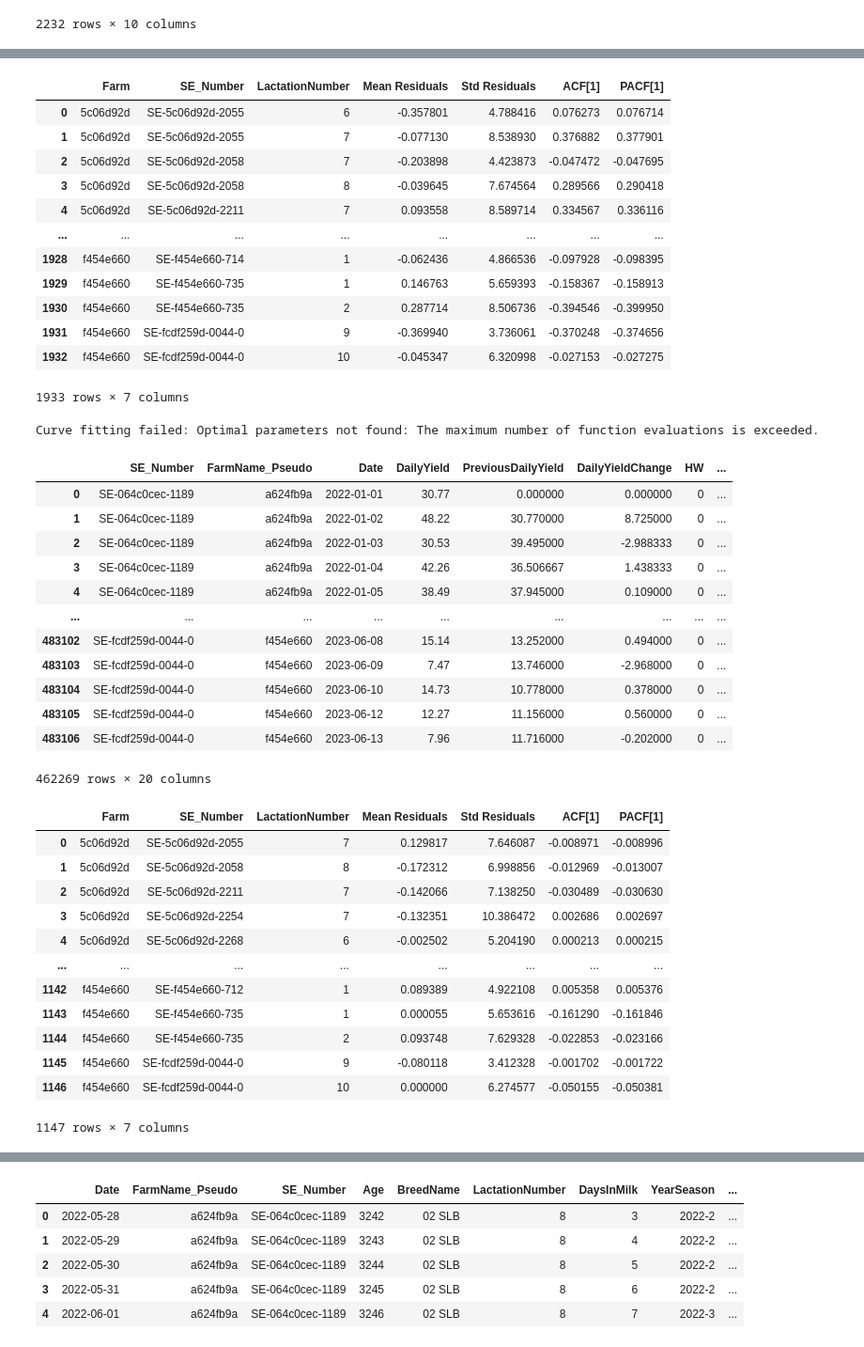
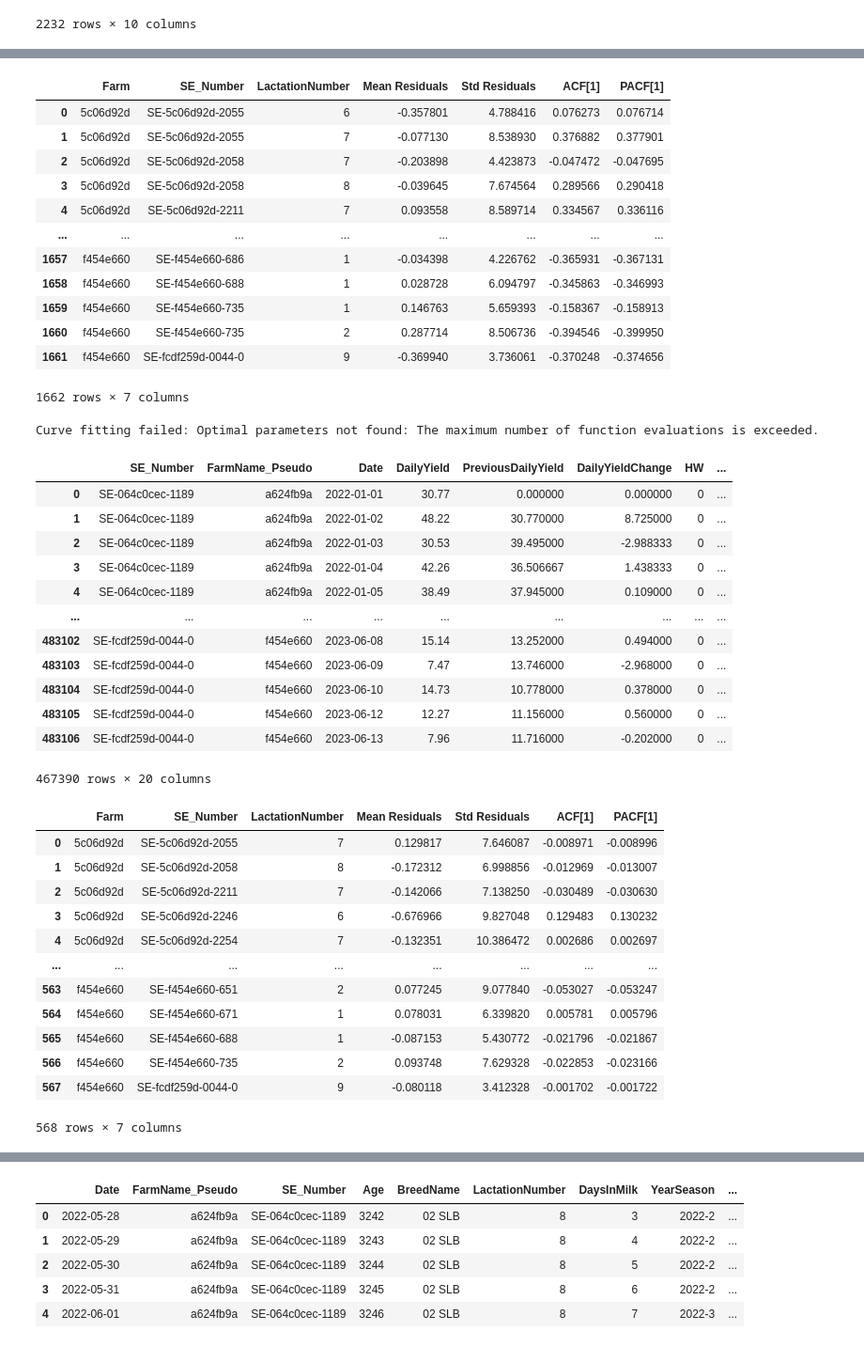
Before and after one commit to jockepolis/HeatStressEvaluationSummer24, a Jupyter notebook: IdentifyHeatstress/WilminksCurveIndividual.ipynb, the cells around one changed output, grey strips where cells are left out. Shown at 94% size. Saved outputs shown, nothing was run; the diff lists cells and outputs as text; code cells hidden in the pictures.

```diff
--- a/IdentifyHeatstress/WilminksCurveIndividual.ipynb
+++ b/IdentifyHeatstress/WilminksCurveIndividual.ipynb
@@ -505,9 +505,9 @@ ACF (first 5 lags): [1.         0.24255872 0.24437069 0.0762
 # %%
 # Define the thresholds
-mean_residual_threshold = 0.05
-std_residual_threshold = 5.0
-acf_threshold = 0.2
-pacf_threshold = 0.2
+mean_residual_threshold = 0.075
+std_residual_threshold = 7.5
+acf_threshold = 0.25
+pacf_threshold = 0.25
 
 # List to collect flagged combinations
 flagged_combinations = []
@@ -550,12 +550,12 @@ flagged_df
 | 3 | 5c06d92d | SE-5c06d92d-2058 | 8 | -0.039645 | 7.674564 | 0.289566 | 0.290418 |
 | 4 | 5c06d92d | SE-5c06d92d-2211 | 7 | 0.093558 | 8.589714 | 0.334567 | 0.336116 |
 | ... | ... | ... | ... | ... | ... | ... | ... |
-| 1928 | f454e660 | SE-f454e660-714 | 1 | -0.062436 | 4.866536 | -0.097928 | -0.098395 |
-| 1929 | f454e660 | SE-f454e660-735 | 1 | 0.146763 | 5.659393 | -0.158367 | -0.158913 |
-| 1930 | f454e660 | SE-f454e660-735 | 2 | 0.287714 | 8.506736 | -0.394546 | -0.399950 |
-| 1931 | f454e660 | SE-fcdf259d-0044-0 | 9 | -0.369940 | 3.736061 | -0.370248 | -0.374656 |
-| 1932 | f454e660 | SE-fcdf259d-0044-0 | 10 | -0.045347 | 6.320998 | -0.027153 | -0.027275 |
+| 1657 | f454e660 | SE-f454e660-686 | 1 | -0.034398 | 4.226762 | -0.365931 | -0.367131 |
+| 1658 | f454e660 | SE-f454e660-688 | 1 | 0.028728 | 6.094797 | -0.345863 | -0.346993 |
+| 1659 | f454e660 | SE-f454e660-735 | 1 | 0.146763 | 5.659393 | -0.158367 | -0.158913 |
+| 1660 | f454e660 | SE-f454e660-735 | 2 | 0.287714 | 8.506736 | -0.394546 | -0.399950 |
+| 1661 | f454e660 | SE-fcdf259d-0044-0 | 9 | -0.369940 | 3.736061 | -0.370248 | -0.374656 |
-1933 rows × 7 columns
+1662 rows × 7 columns
 # %%
 # Define the Wilmink Lactation Curve function
 def wilmink_lactation_curve(dim, a, b, c, d):
@@ -659,13 +659,13 @@ Curve fitting failed: Optimal parameters not found: The maximum number of functi
 | 483104 | SE-fcdf259d-0044-0 | f454e660 | 2023-06-10 | 14.73 | 10.778000 | 0.378000 | 0 | ... |
 | 483105 | SE-fcdf259d-0044-0 | f454e660 | 2023-06-12 | 12.27 | 11.156000 | 0.560000 | 0 | ... |
 | 483106 | SE-fcdf259d-0044-0 | f454e660 | 2023-06-13 | 7.96 | 11.716000 | -0.202000 | 0 | ... |
-462269 rows × 20 columns
+467390 rows × 20 columns
 # %%
 # Define the thresholds
-mean_residual_threshold = 0.05
-std_residual_threshold = 5.0
-acf_threshold = 0.2
-pacf_threshold = 0.2
+mean_residual_threshold = 0.075
+std_residual_threshold = 7.5
+acf_threshold = 0.25
+pacf_threshold = 0.25
 
 # List to collect flagged combinations
 flagged_combinations = []
@@ -678,42 +678,42 @@ for farm_name, farm_group in data_cleaned.groupby('FarmName_Pseudo'):
             mean_residuals = residuals.mean()
             std_residuals = residuals.std()
             acf_values = acf(residuals, nlags=30, fft=False)
             pacf_values = pacf(residuals, nlags=min(30, len(residuals)//2))
 
             # Check against thresholds
             if (abs(mean_residuals) > mean_residual_threshold or
                 std_residuals > std_residual_threshold or
                 abs(acf_values[1]) > acf_threshold or
                 abs(pacf_values[1]) > pacf_threshold):
 
                 # Collect the combination if it exceeds any threshold
                 flagged_combinations.append({
                     'Farm': farm_name,
                     'SE_Number': se_number,
                     'LactationNumber': lactation_number,
                     'Mean Residuals': float(f"{mean_residuals:.6f}"),  # Convert to regular decimal form
                     'Std Residuals': std_residuals,
                     'ACF[1]': acf_values[1],
                     'PACF[1]': pacf_values[1]
                 })
 
 # Convert to a DataFrame for easier inspection
 flagged_df = pd.DataFrame(flagged_combinations)
 flagged_df
 # %% [output]
 |  | Farm | SE_Number | LactationNumber | Mean Residuals | Std Residuals | ACF[1] | PACF[1] |
 | 0 | 5c06d92d | SE-5c06d92d-2055 | 7 | 0.129817 | 7.646087 | -0.008971 | -0.008996 |
 | 1 | 5c06d92d | SE-5c06d92d-2058 | 8 | -0.172312 | 6.998856 | -0.012969 | -0.013007 |
 | 2 | 5c06d92d | SE-5c06d92d-2211 | 7 | -0.142066 | 7.138250 | -0.030489 | -0.030630 |
-| 3 | 5c06d92d | SE-5c06d92d-2254 | 7 | -0.132351 | 10.386472 | 0.002686 | 0.002697 |
-| 4 | 5c06d92d | SE-5c06d92d-2268 | 6 | -0.002502 | 5.204190 | 0.000213 | 0.000215 |
+| 3 | 5c06d92d | SE-5c06d92d-2246 | 6 | -0.676966 | 9.827048 | 0.129483 | 0.130232 |
+| 4 | 5c06d92d | SE-5c06d92d-2254 | 7 | -0.132351 | 10.386472 | 0.002686 | 0.002697 |
 | ... | ... | ... | ... | ... | ... | ... | ... |
-| 1142 | f454e660 | SE-f454e660-712 | 1 | 0.089389 | 4.922108 | 0.005358 | 0.005376 |
-| 1143 | f454e660 | SE-f454e660-735 | 1 | 0.000055 | 5.653616 | -0.161290 | -0.161846 |
-| 1144 | f454e660 | SE-f454e660-735 | 2 | 0.093748 | 7.629328 | -0.022853 | -0.023166 |
-| 1145 | f454e660 | SE-fcdf259d-0044-0 | 9 | -0.080118 | 3.412328 | -0.001702 | -0.001722 |
-| 1146 | f454e660 | SE-fcdf259d-0044-0 | 10 | 0.000000 | 6.274577 | -0.050155 | -0.050381 |
+| 563 | f454e660 | SE-f454e660-651 | 2 | 0.077245 | 9.077840 | -0.053027 | -0.053247 |
+| 564 | f454e660 | SE-f454e660-671 | 1 | 0.078031 | 6.339820 | 0.005781 | 0.005796 |
+| 565 | f454e660 | SE-f454e660-688 | 1 | -0.087153 | 5.430772 | -0.021796 | -0.021867 |
+| 566 | f454e660 | SE-f454e660-735 | 2 | 0.093748 | 7.629328 | -0.022853 | -0.023166 |
+| 567 | f454e660 | SE-fcdf259d-0044-0 | 9 | -0.080118 | 3.412328 | -0.001702 | -0.001722 |
-1147 rows × 7 columns
+568 rows × 7 columns
 # %%
 def remove_outliers(data, threshold=3.5):
     # Calculate z-scores of residuals
```
Also changed, not shown: parts of 12 cells of this notebook, 4 other files.
